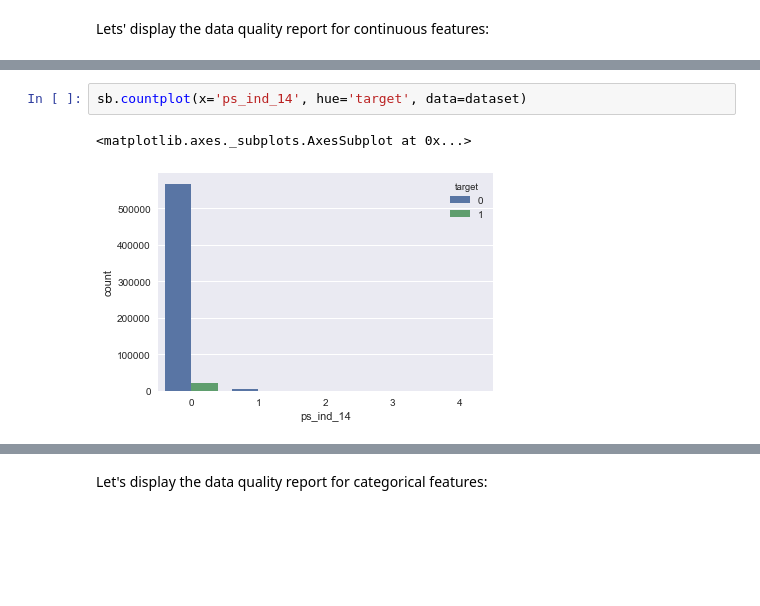
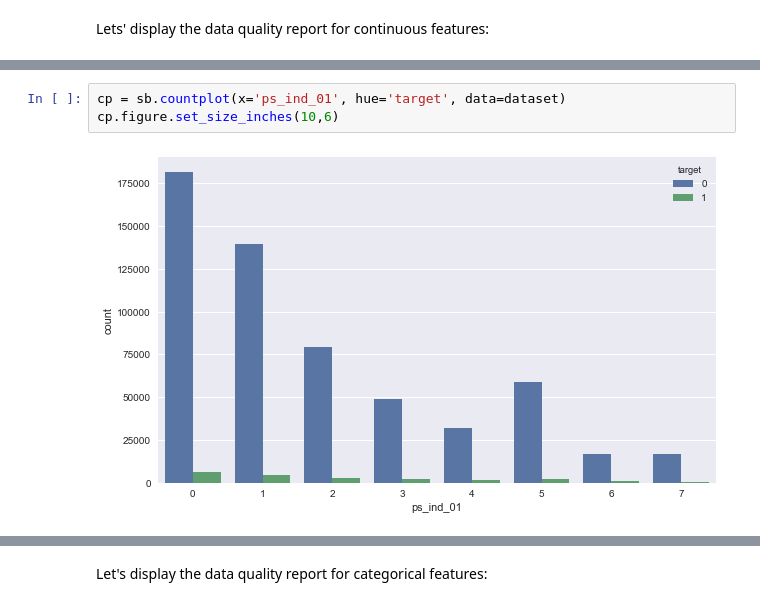
Before and after one commit to antoniodeblasi/kaggle, a Jupyter notebook: PortoSeguro/safedriverprediction.ipynb, the cells around one changed output, grey strips where cells are left out. Drawn from its saved outputs; the diff is of its cells as text; blank space fills up the shorter version.

```diff
--- a/PortoSeguro/safedriverprediction.ipynb
+++ b/PortoSeguro/safedriverprediction.ipynb
@@ -255,5 +238,5 @@ ValueError: max must be larger than min in range parameter.
 # %%
-sb.countplot(x='ps_ind_14', hue='target', data=dataset)
+cp = sb.countplot(x='ps_ind_01', hue='target', data=dataset)
+cp.figure.set_size_inches(10,6)
 # %% [output]
-<matplotlib.axes._subplots.AxesSubplot at 0x...>
-[figure, old version]
+[figure, new version]
```
Also changed, not shown: parts of 13 cells of this notebook.
